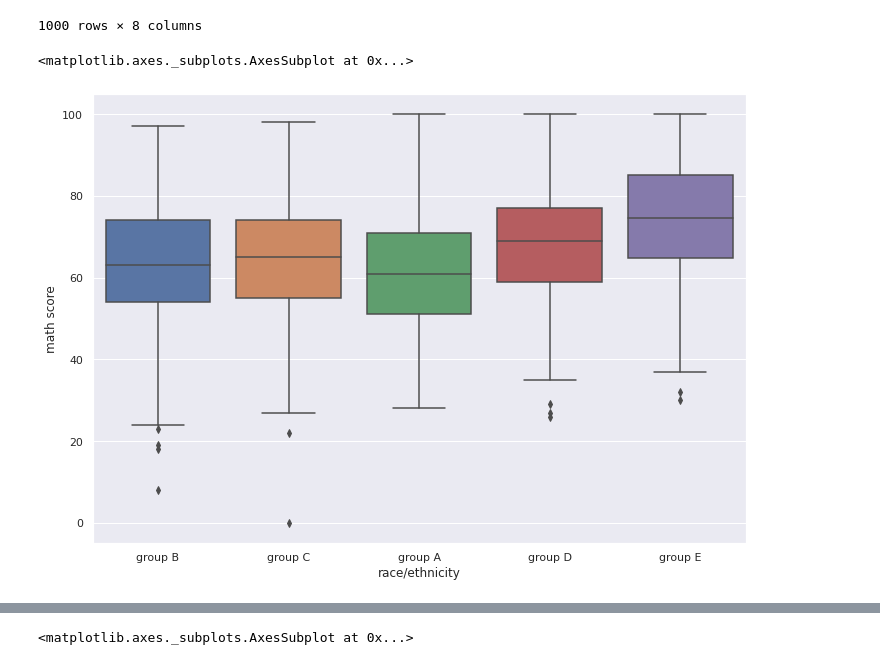
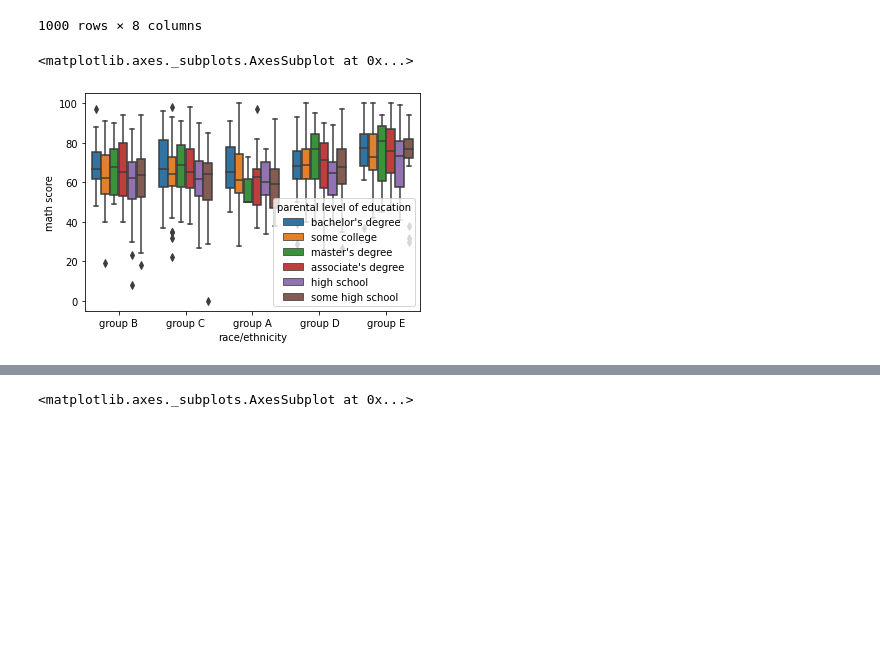
Before and after one commit to Lux-27/ML_Task_2, a Jupyter notebook: Machine_Learning_Task.ipynb, the cells around one changed output, grey strips where cells are left out. Drawn from its saved outputs; the diff is of its cells as text; code cells hidden in the pictures; blank space fills up the shorter version.

```diff
--- a/Machine_Learning_Task.ipynb
+++ b/Machine_Learning_Task.ipynb
@@ -470,8 +470,8 @@ df
 | 999 | female | group D | some college | free/reduced | none | 77 | ... |
 1000 rows × 8 columns
 # %%
-sns.boxplot(x='race/ethnicity', y='math score',data=df)
+sns.boxplot(x='race/ethnicity', y='math score',data=df,hue='parental level of education')
 # %% [output]
 <matplotlib.axes._subplots.AxesSubplot at 0x...>
-[figure, old version]
+[figure, new version]
 # %%
```
Also changed, not shown: parts of 2 cells of this notebook.
